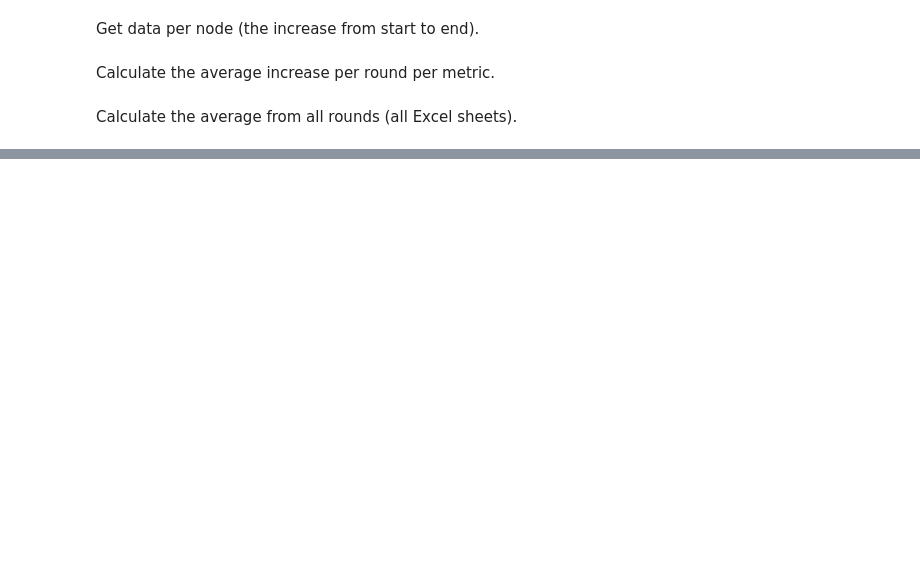
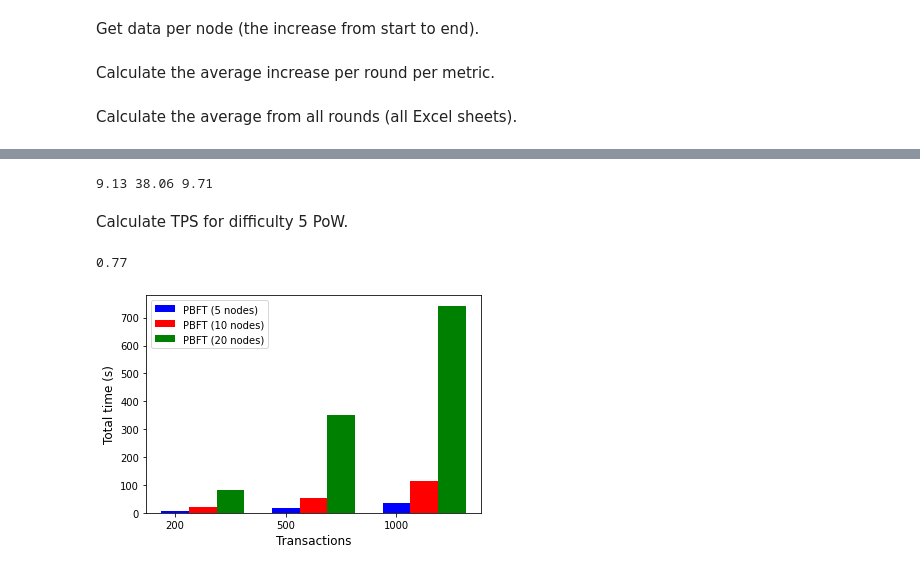
Before and after one commit to andrzejwl/evoting, a Jupyter notebook: performance_tests/parse.ipynb, the cells around one changed output, grey strips where cells are left out. Saved outputs shown, nothing was run; the diff lists cells and outputs as text; code cells hidden in the pictures; blank space fills up the shorter version.

```diff
--- a/performance_tests/parse.ipynb
+++ b/performance_tests/parse.ipynb
@@ -43,0 +207,61 @@ data.value.mean()
+# %%
+def get_tps(transactions, time)->float:
+    avgs = []
+    for i, t in enumerate(transactions):
+        avgs.append(t / time[i])
+    return round(sum(avgs)/len(transactions), 2)
+
+tps_pbft = get_tps(transactions, pbft_avg)
+tps_pow3 = get_tps(transactions, pow_avg)
+tps_pow4 = get_tps(transactions, pow4_avg)
+print(tps_pbft, tps_pow3, tps_pow4)
+# %% [output]
+9.13 38.06 9.71
+# %% [markdown]
+Calculate TPS for difficulty 5 PoW.
+# %%
+pow5_rounds = pd.read_excel("data/200/pow5_rounds_data.xlsx")
+
+pow5_avg = pow5_rounds[pow5_rounds['transactions']==200]['total_time'].mean()
+tps_pow5 = get_tps([200], [pow5_avg])
+print(tps_pow5)
+# %% [output]
+0.77
+# %%
+def get_rounds_data(consensus, transactions):
+    rounds = pd.DataFrame(columns=['round_number', 'transactions', 'total_time'])
+
+    for t in transactions:
+        rounds = pd.concat([rounds, pd.read_excel(f"data/{t}/{consensus}_rounds_data.xlsx")], ignore_index=True)
+
+    return rounds
+
+pbft5_rounds = get_rounds_data('pbft_5_nodes', transactions)
+pbft10_rounds = get_rounds_data('pbft', transactions)
+pbft20_rounds = get_rounds_data('pbft_20_nodes', [200, 500])
+
+pbft5_avg = []
+pbft10_avg = []
+pbft20_avg = []
+
+for t in transactions:
+    pbft5_avg.append(pbft5_rounds[pbft5_rounds['transactions']==t]['total_time'].mean())
+    pbft10_avg.append(pbft10_rounds[pbft10_rounds['transactions']==t]['total_time'].mean())
+    pbft20_avg.append(pbft20_rounds[pbft20_rounds['transactions']==t]['total_time'].mean())
+
+consensus_labels = ['PBFT (5 nodes)', 'PBFT (10 nodes)', 'PBFT (20 nodes)']
+
+bar_width = 0.25
+
+plt.figure()
+# plt.title('Average time taken to submit the transactions', fontsize=16) # title set in the document
+plt.bar(pos, pbft5_avg, bar_width, color='blue')
+plt.bar(pos+bar_width, pbft10_avg, bar_width, color='red')
+plt.bar(pos+2*bar_width, pbft20_avg, bar_width, color='green')
+plt.xticks(pos, tx)
+plt.xlabel('Transactions', fontsize=12)
+plt.ylabel('Total time (s)', fontsize=12)
+plt.legend(consensus_labels, loc=2)
+plt.show()
+# %% [output]
+[figure, added]
```
Also changed, not shown: parts of 11 cells of this notebook, 2 other files.
